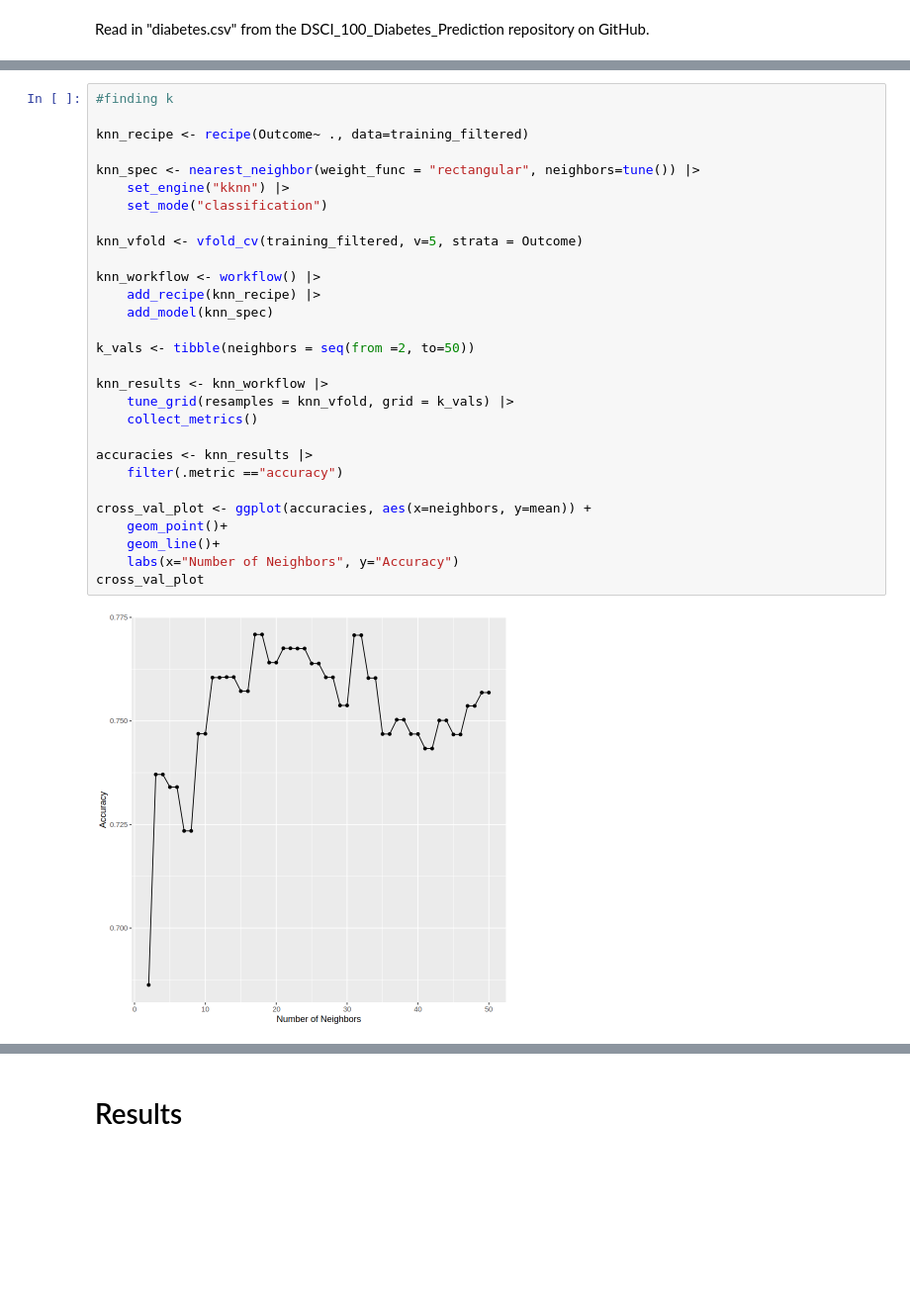
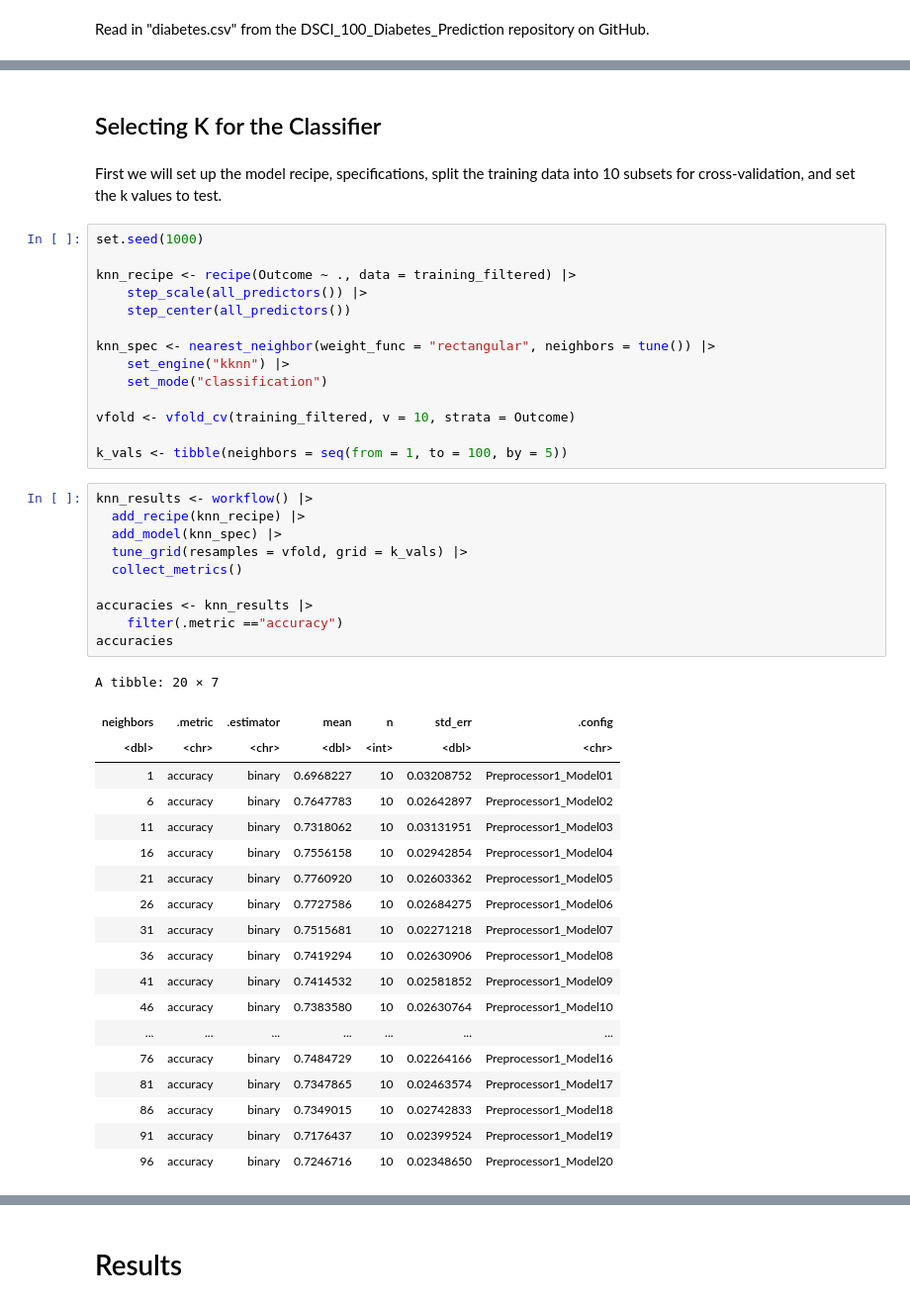
Before and after one commit to hesoru/DSCI_100_Diabetes_Prediction, a Jupyter notebook: G39_Diabetes_Final_Report.ipynb, the cells around one changed output, grey strips where cells are left out. Shown at 99% size. Drawn from its saved outputs; the diff is of its cells as text; blank space fills up the shorter version.

```diff
--- a/G39_Diabetes_Final_Report.ipynb
+++ b/G39_Diabetes_Final_Report.ipynb
@@ -117,31 +271,48 @@ testing_filtered <- testing(diabetes_dataset_filtered_split) |> mutate(Outcome=a
+# %% [markdown]
+## Selecting K for the Classifier
+# %% [markdown]
+First we will set up the model recipe, specifications, split the training data into 10 subsets for cross-validation, and set the k values to test.
 # %%
-#finding k
+set.seed(1000)
 
-knn_recipe <- recipe(Outcome~ ., data=training_filtered)
+knn_recipe <- recipe(Outcome ~ ., data = training_filtered) |>
+    step_scale(all_predictors()) |>
+    step_center(all_predictors())
 
-knn_spec <- nearest_neighbor(weight_func = "rectangular", neighbors=tune()) |>
+knn_spec <- nearest_neighbor(weight_func = "rectangular", neighbors = tune()) |>
     set_engine("kknn") |>
     set_mode("classification")
 
-knn_vfold <- vfold_cv(training_filtered, v=5, strata = Outcome)
+vfold <- vfold_cv(training_filtered, v = 10, strata = Outcome)
 
-knn_workflow <- workflow() |>
-    add_recipe(knn_recipe) |>
-    add_model(knn_spec)
-
-k_vals <- tibble(neighbors = seq(from =2, to=50))
-
-knn_results <- knn_workflow |>
-    tune_grid(resamples = knn_vfold, grid = k_vals) |>
-    collect_metrics()
-
-accuracies <- knn_results |>
-    filter(.metric =="accuracy")
-
-cross_val_plot <- ggplot(accuracies, aes(x=neighbors, y=mean)) +
-    geom_point()+
-    geom_line()+
-    labs(x="Number of Neighbors", y="Accuracy")
-cross_val_plot
+k_vals <- tibble(neighbors = seq(from = 1, to = 100, by = 5))
-# %% [output]
-[figure, removed]
+# %%
+knn_results <- workflow() |>
+  add_recipe(knn_recipe) |>
+  add_model(knn_spec) |>
+  tune_grid(resamples = vfold, grid = k_vals) |>
+  collect_metrics()
+
+accuracies <- knn_results |>
+    filter(.metric =="accuracy")
+accuracies
+# %% [output]
+A tibble: 20 × 7
+| neighbors | .metric | .estimator | mean | n | std_err | .config |
+| <dbl> | <chr> | <chr> | <dbl> | <int> | <dbl> | <chr> |
+| 1 | accuracy | binary | 0.6968227 | 10 | 0.03208752 | Preprocessor1_Model01 |
+| 6 | accuracy | binary | 0.7647783 | 10 | 0.02642897 | Preprocessor1_Model02 |
+| 11 | accuracy | binary | 0.7318062 | 10 | 0.03131951 | Preprocessor1_Model03 |
+| 16 | accuracy | binary | 0.7556158 | 10 | 0.02942854 | Preprocessor1_Model04 |
+| 21 | accuracy | binary | 0.7760920 | 10 | 0.02603362 | Preprocessor1_Model05 |
+| 26 | accuracy | binary | 0.7727586 | 10 | 0.02684275 | Preprocessor1_Model06 |
+| 31 | accuracy | binary | 0.7515681 | 10 | 0.02271218 | Preprocessor1_Model07 |
+| 36 | accuracy | binary | 0.7419294 | 10 | 0.02630906 | Preprocessor1_Model08 |
+| 41 | accuracy | binary | 0.7414532 | 10 | 0.02581852 | Preprocessor1_Model09 |
+| 46 | accuracy | binary | 0.7383580 | 10 | 0.02630764 | Preprocessor1_Model10 |
+| ... | ... | ... | ... | ... | ... | ... |
+| 76 | accuracy | binary | 0.7484729 | 10 | 0.02264166 | Preprocessor1_Model16 |
+| 81 | accuracy | binary | 0.7347865 | 10 | 0.02463574 | Preprocessor1_Model17 |
+| 86 | accuracy | binary | 0.7349015 | 10 | 0.02742833 | Preprocessor1_Model18 |
+| 91 | accuracy | binary | 0.7176437 | 10 | 0.02399524 | Preprocessor1_Model19 |
+| 96 | accuracy | binary | 0.7246716 | 10 | 0.02348650 | Preprocessor1_Model20 |
```
Also changed, not shown: parts of 27 cells of this notebook, 1 other file.
